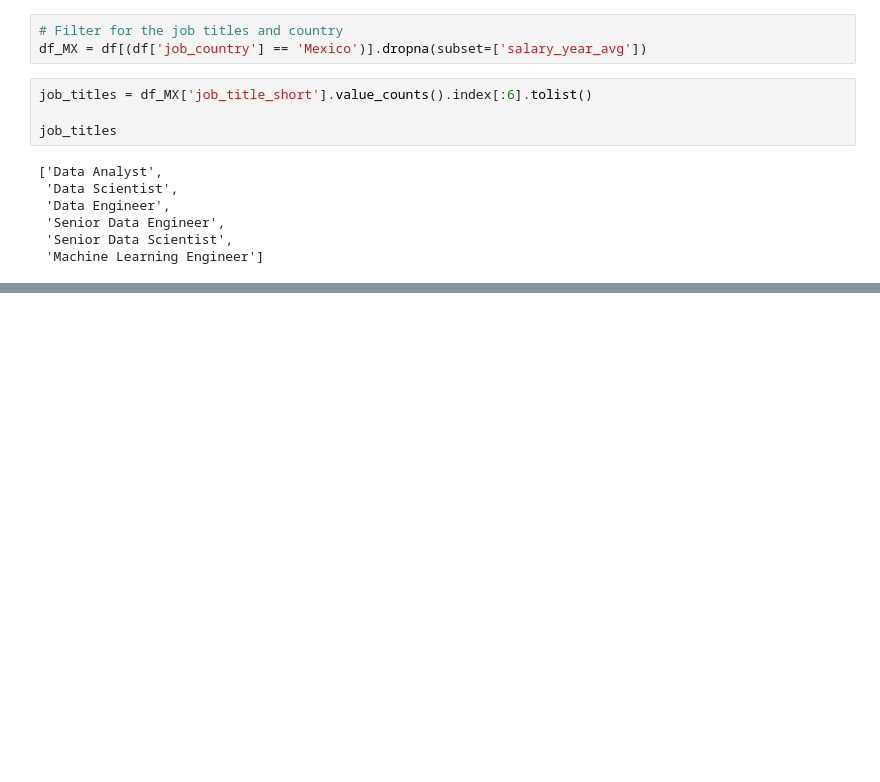
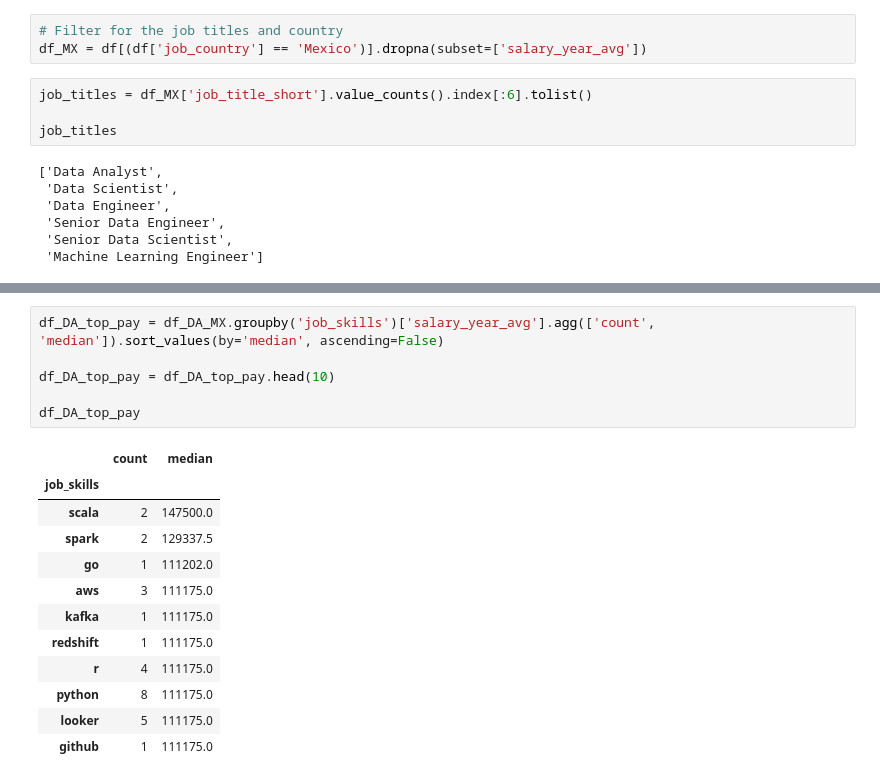
Before and after one commit to yanisg96/Python_Data_Project_1, a Jupyter notebook: 3_Project/4_Salary_Analysis.ipynb, the cells around one changed output, grey strips where cells are left out. Cells and saved outputs as stored; diff of their text form; blank space fills up the shorter version.

```diff
--- a/3_Project/4_Salary_Analysis.ipynb
+++ b/3_Project/4_Salary_Analysis.ipynb
@@ -37,0 +83,19 @@ job_titles
+# %%
+df_DA_top_pay = df_DA_MX.groupby('job_skills')['salary_year_avg'].agg(['count', 'median']).sort_values(by='median', ascending=False)
+
+df_DA_top_pay = df_DA_top_pay.head(10)
+
+df_DA_top_pay
+# %% [output]
+|  | count | median |
+| job_skills |  |  |
+| scala | 2 | 147500.0 |
+| spark | 2 | 129337.5 |
+| go | 1 | 111202.0 |
+| aws | 3 | 111175.0 |
+| kafka | 1 | 111175.0 |
+| redshift | 1 | 111175.0 |
+| r | 4 | 111175.0 |
+| python | 8 | 111175.0 |
+| looker | 5 | 111175.0 |
+| github | 1 | 111175.0 |
```
Also changed, not shown: parts of 9 cells of this notebook, 3 other files.
